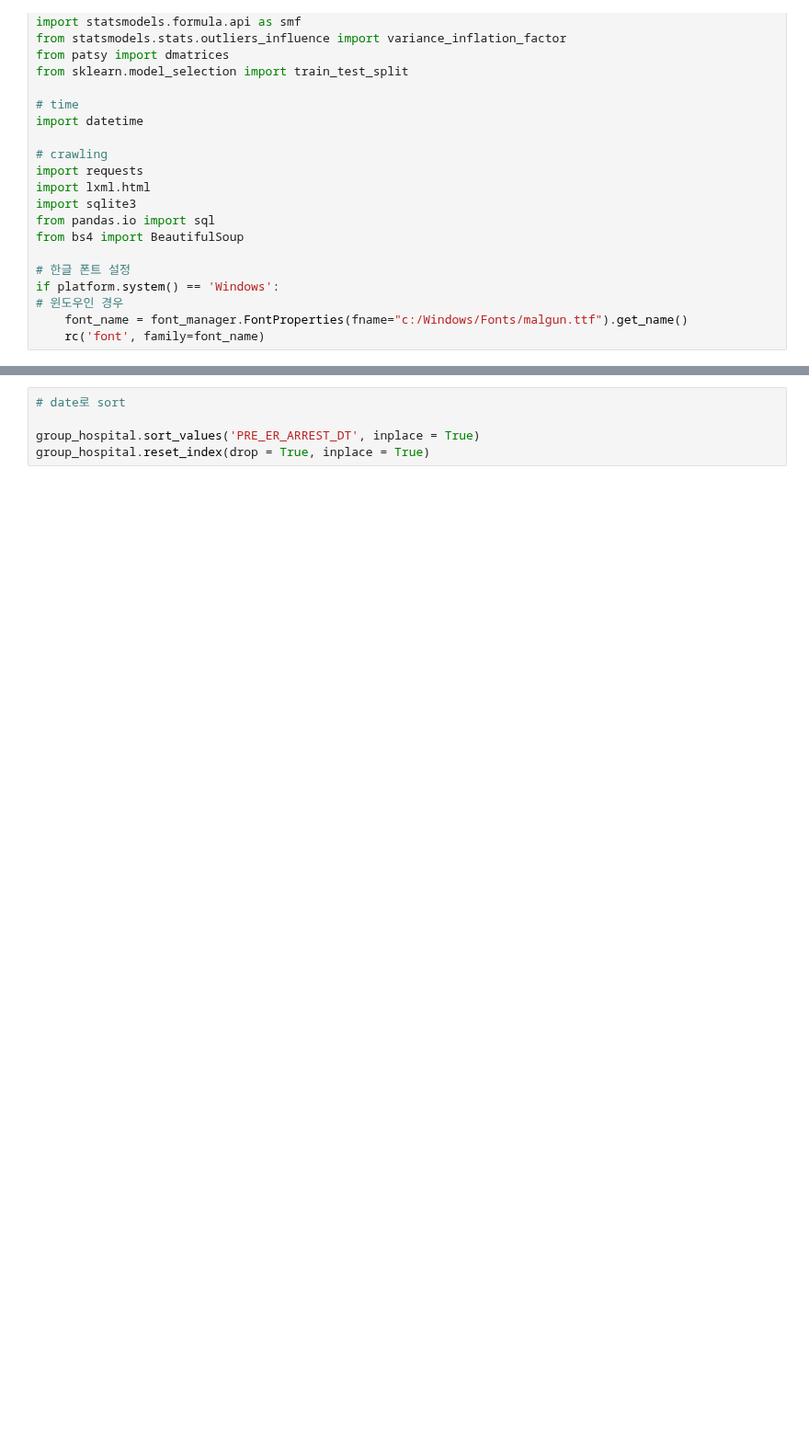
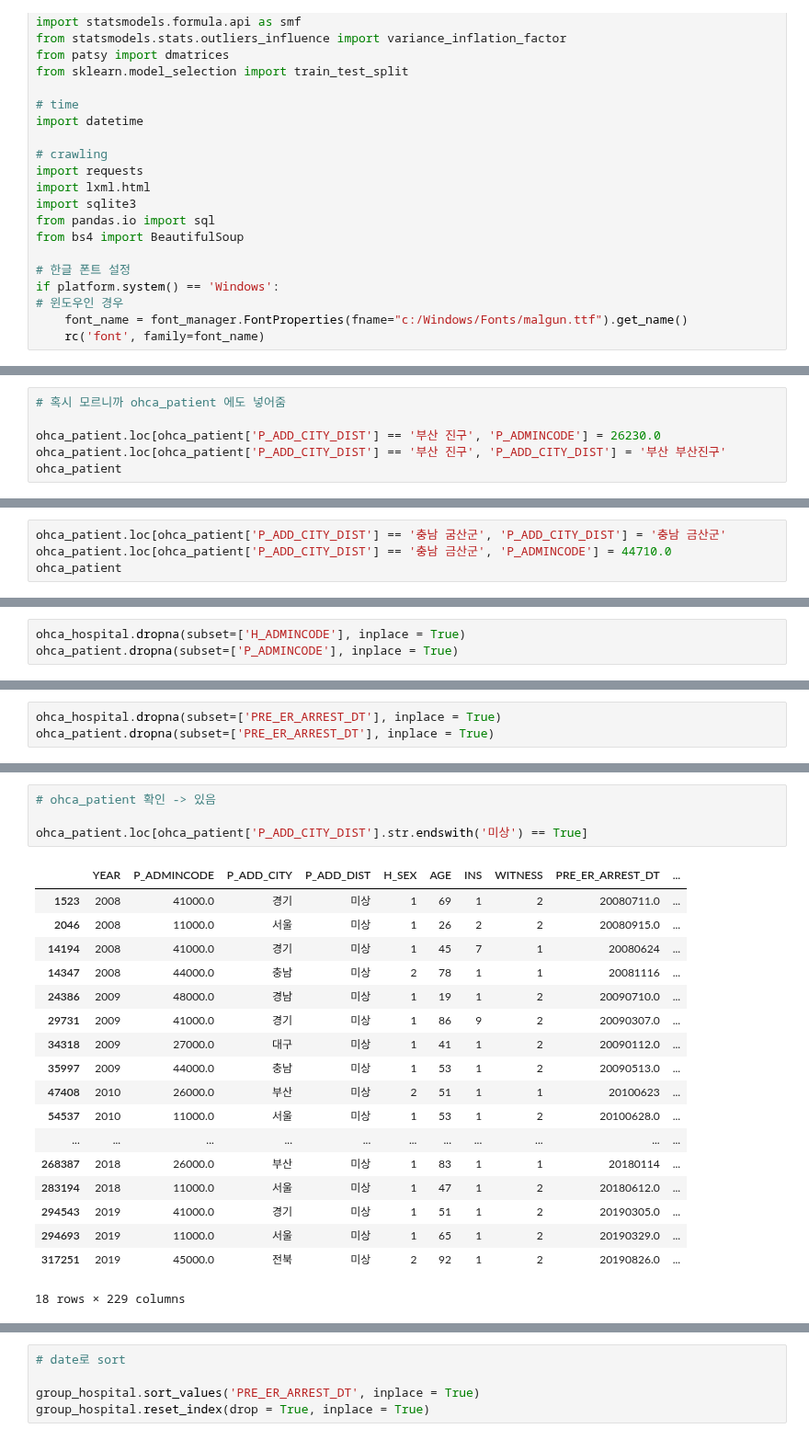
Before and after one commit to ZIO-KIM/SNUlab, a Jupyter notebook: OHCA_preprocess.ipynb, the cells around one changed output, grey strips where cells are left out. Shown at 92% size. Saved outputs shown, nothing was run; the diff lists cells and outputs as text; blank space fills up the shorter version.

```diff
--- a/OHCA_preprocess.ipynb
+++ b/OHCA_preprocess.ipynb
@@ -139,0 +274,6 @@ group_hospital['PRE_ER_ARREST_DT'] = group_hospital['PRE_ER_ARREST_DT'].astype(s
+# %%
+# 혹시 모르니까 ohca_patient 에도 넣어줌
+
+ohca_patient.loc[ohca_patient['P_ADD_CITY_DIST'] == '부산 진구', 'P_ADMINCODE'] = 26230.0
+ohca_patient.loc[ohca_patient['P_ADD_CITY_DIST'] == '부산 진구', 'P_ADD_CITY_DIST'] = '부산 부산진구'
+ohca_patient
@@ -139,0 +310,4 @@ group_hospital['PRE_ER_ARREST_DT'] = group_hospital['PRE_ER_ARREST_DT'].astype(s
+# %%
+ohca_patient.loc[ohca_patient['P_ADD_CITY_DIST'] == '충남 굼산군', 'P_ADD_CITY_DIST'] = '충남 금산군'
+ohca_patient.loc[ohca_patient['P_ADD_CITY_DIST'] == '충남 금산군', 'P_ADMINCODE'] = 44710.0
+ohca_patient
@@ -139,0 +335,3 @@ group_hospital['PRE_ER_ARREST_DT'] = group_hospital['PRE_ER_ARREST_DT'].astype(s
+# %%
+ohca_hospital.dropna(subset=['H_ADMINCODE'], inplace = True)
+ohca_patient.dropna(subset=['P_ADMINCODE'], inplace = True)
@@ -139,0 +340,3 @@ group_hospital['PRE_ER_ARREST_DT'] = group_hospital['PRE_ER_ARREST_DT'].astype(s
+# %%
+ohca_hospital.dropna(subset=['PRE_ER_ARREST_DT'], inplace = True)
+ohca_patient.dropna(subset=['PRE_ER_ARREST_DT'], inplace = True)
@@ -139,0 +352,23 @@ group_hospital['PRE_ER_ARREST_DT'] = group_hospital['PRE_ER_ARREST_DT'].astype(s
+# %%
+# ohca_patient 확인 -> 있음
+
+ohca_patient.loc[ohca_patient['P_ADD_CITY_DIST'].str.endswith('미상') == True]
+# %% [output]
+|  | YEAR | P_ADMINCODE | P_ADD_CITY | P_ADD_DIST | H_SEX | AGE | INS | WITNESS | PRE_ER_ARREST_DT | ... |
+| 1523 | 2008 | 41000.0 | 경기 | 미상 | 1 | 69 | 1 | 2 | 20080711.0 | ... |
+| 2046 | 2008 | 11000.0 | 서울 | 미상 | 1 | 26 | 2 | 2 | 20080915.0 | ... |
+| 14194 | 2008 | 41000.0 | 경기 | 미상 | 1 | 45 | 7 | 1 | 20080624 | ... |
+| 14347 | 2008 | 44000.0 | 충남 | 미상 | 2 | 78 | 1 | 1 | 20081116 | ... |
+| 24386 | 2009 | 48000.0 | 경남 | 미상 | 1 | 19 | 1 | 2 | 20090710.0 | ... |
+| 29731 | 2009 | 41000.0 | 경기 | 미상 | 1 | 86 | 9 | 2 | 20090307.0 | ... |
+| 34318 | 2009 | 27000.0 | 대구 | 미상 | 1 | 41 | 1 | 2 | 20090112.0 | ... |
+| 35997 | 2009 | 44000.0 | 충남 | 미상 | 1 | 53 | 1 | 2 | 20090513.0 | ... |
+| 47408 | 2010 | 26000.0 | 부산 | 미상 | 2 | 51 | 1 | 1 | 20100623 | ... |
+| 54537 | 2010 | 11000.0 | 서울 | 미상 | 1 | 53 | 1 | 2 | 20100628.0 | ... |
+| ... | ... | ... | ... | ... | ... | ... | ... | ... | ... | ... |
+| 268387 | 2018 | 26000.0 | 부산 | 미상 | 1 | 83 | 1 | 1 | 20180114 | ... |
+| 283194 | 2018 | 11000.0 | 서울 | 미상 | 1 | 47 | 1 | 2 | 20180612.0 | ... |
+| 294543 | 2019 | 41000.0 | 경기 | 미상 | 1 | 51 | 1 | 2 | 20190305.0 | ... |
+| 294693 | 2019 | 11000.0 | 서울 | 미상 | 1 | 65 | 1 | 2 | 20190329.0 | ... |
+| 317251 | 2019 | 45000.0 | 전북 | 미상 | 2 | 92 | 1 | 2 | 20190826.0 | ... |
+18 rows × 229 columns
```
Also changed, not shown: parts of 221 cells of this notebook, 1 other file.
